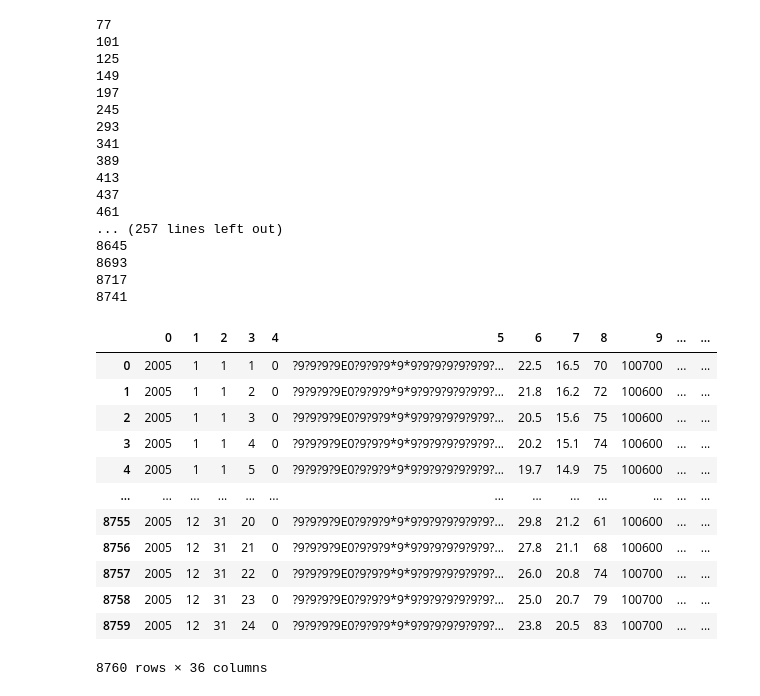
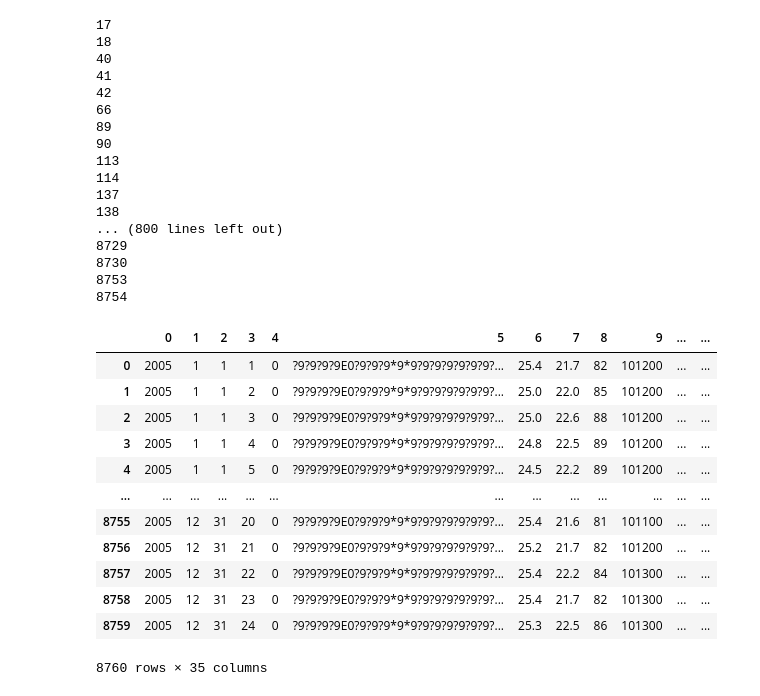
Before and after one commit to matheusbracht/epw_modifier_ccwwg, a Jupyter notebook: EPW_modifier.ipynb, the cells around one changed output. Saved outputs shown, nothing was run; the diff lists cells and outputs as text; code cells hidden in the pictures.

```diff
--- a/EPW_modifier.ipynb
+++ b/EPW_modifier.ipynb
@@ -4,5 +5,5 @@ import os
 # %%
-epw_file = 'POA_TRY_1954.epw'
+epw_file = 'BRA_BA_Salvador-Magalhaes.Intl.AP.832480_TRY.1961.epw'
 print(epw_file)
 (epw_filename, epw_ext) = os.path.splitext(epw_file)
 print(epw_filename)
@@ -117,43 +124,42 @@ df.iat[((df.loc[df[35]==log[5][0]]).index)[0],13] = log[3][0]
 # %%
 for i in range (log.shape[0]):
     df_index=df.loc[df[35]==log[5][i]].index
-    print(df_index[0])
-
     df.iat[((df.loc[df[35]==log[5][i]]).index)[0],13] = log[3][i]
 # %% [output]
-77
-101
-125
-149
-197
-245
-293
-341
-389
-413
-437
-461
-... (257 lines left out)
-8645
-8693
-8717
-8741
+17
+18
+40
+41
+42
+66
+89
+90
+113
+114
+137
+138
+... (800 lines left out)
+8729
+8730
+8753
+8754
 # %%
+del df[35]
 df
 # %% [output]
 |  | 0 | 1 | 2 | 3 | 4 | 5 | 6 | 7 | 8 | 9 | ... | ... |
-| 0 | 2005 | 1 | 1 | 1 | 0 | ?9?9?9?9E0?9?9?9*9*9?9?9?9?9?9?9?... | 22.5 | 16.5 | 70 | 100700 | ... | ... |
-| 1 | 2005 | 1 | 1 | 2 | 0 | ?9?9?9?9E0?9?9?9*9*9?9?9?9?9?9?9?... | 21.8 | 16.2 | 72 | 100600 | ... | ... |
-| 2 | 2005 | 1 | 1 | 3 | 0 | ?9?9?9?9E0?9?9?9*9*9?9?9?9?9?9?9?... | 20.5 | 15.6 | 75 | 100600 | ... | ... |
-| 3 | 2005 | 1 | 1 | 4 | 0 | ?9?9?9?9E0?9?9?9*9*9?9?9?9?9?9?9?... | 20.2 | 15.1 | 74 | 100600 | ... | ... |
-| 4 | 2005 | 1 | 1 | 5 | 0 | ?9?9?9?9E0?9?9?9*9*9?9?9?9?9?9?9?... | 19.7 | 14.9 | 75 | 100600 | ... | ... |
+| 0 | 2005 | 1 | 1 | 1 | 0 | ?9?9?9?9E0?9?9?9*9*9?9?9?9?9?9?9?... | 25.4 | 21.7 | 82 | 101200 | ... | ... |
+| 1 | 2005 | 1 | 1 | 2 | 0 | ?9?9?9?9E0?9?9?9*9*9?9?9?9?9?9?9?... | 25.0 | 22.0 | 85 | 101200 | ... | ... |
+| 2 | 2005 | 1 | 1 | 3 | 0 | ?9?9?9?9E0?9?9?9*9*9?9?9?9?9?9?9?... | 25.0 | 22.6 | 88 | 101200 | ... | ... |
+| 3 | 2005 | 1 | 1 | 4 | 0 | ?9?9?9?9E0?9?9?9*9*9?9?9?9?9?9?9?... | 24.8 | 22.5 | 89 | 101200 | ... | ... |
+| 4 | 2005 | 1 | 1 | 5 | 0 | ?9?9?9?9E0?9?9?9*9*9?9?9?9?9?9?9?... | 24.5 | 22.2 | 89 | 101200 | ... | ... |
 | ... | ... | ... | ... | ... | ... | ... | ... | ... | ... | ... | ... | ... |
-| 8755 | 2005 | 12 | 31 | 20 | 0 | ?9?9?9?9E0?9?9?9*9*9?9?9?9?9?9?9?... | 29.8 | 21.2 | 61 | 100600 | ... | ... |
-| 8756 | 2005 | 12 | 31 | 21 | 0 | ?9?9?9?9E0?9?9?9*9*9?9?9?9?9?9?9?... | 27.8 | 21.1 | 68 | 100600 | ... | ... |
-| 8757 | 2005 | 12 | 31 | 22 | 0 | ?9?9?9?9E0?9?9?9*9*9?9?9?9?9?9?9?... | 26.0 | 20.8 | 74 | 100700 | ... | ... |
-| 8758 | 2005 | 12 | 31 | 23 | 0 | ?9?9?9?9E0?9?9?9*9*9?9?9?9?9?9?9?... | 25.0 | 20.7 | 79 | 100700 | ... | ... |
-| 8759 | 2005 | 12 | 31 | 24 | 0 | ?9?9?9?9E0?9?9?9*9*9?9?9?9?9?9?9?... | 23.8 | 20.5 | 83 | 100700 | ... | ... |
+| 8755 | 2005 | 12 | 31 | 20 | 0 | ?9?9?9?9E0?9?9?9*9*9?9?9?9?9?9?9?... | 25.4 | 21.6 | 81 | 101100 | ... | ... |
+| 8756 | 2005 | 12 | 31 | 21 | 0 | ?9?9?9?9E0?9?9?9*9*9?9?9?9?9?9?9?... | 25.2 | 21.7 | 82 | 101200 | ... | ... |
+| 8757 | 2005 | 12 | 31 | 22 | 0 | ?9?9?9?9E0?9?9?9*9*9?9?9?9?9?9?9?... | 25.4 | 22.2 | 84 | 101300 | ... | ... |
+| 8758 | 2005 | 12 | 31 | 23 | 0 | ?9?9?9?9E0?9?9?9*9*9?9?9?9?9?9?9?... | 25.4 | 21.7 | 82 | 101300 | ... | ... |
+| 8759 | 2005 | 12 | 31 | 24 | 0 | ?9?9?9?9E0?9?9?9*9*9?9?9?9?9?9?9?... | 25.3 | 22.5 | 86 | 101300 | ... | ... |
-8760 rows × 36 columns
+8760 rows × 35 columns
 # %%
 epw_header0.to_csv(epw_filename+epw_modifiername+'.epw', index=False, header=False)
 epw_header1.to_csv(epw_filename+epw_modifiername+'.epw', index=False, mode='a', header=False)
```
Also changed, not shown: parts of 10 cells of this notebook.
